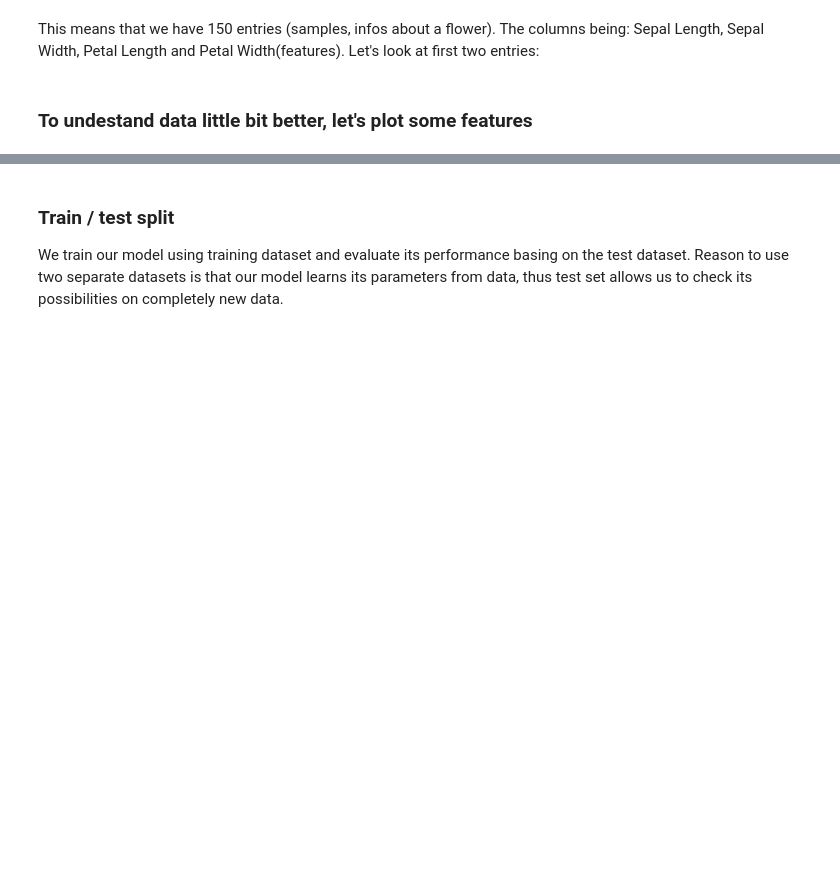
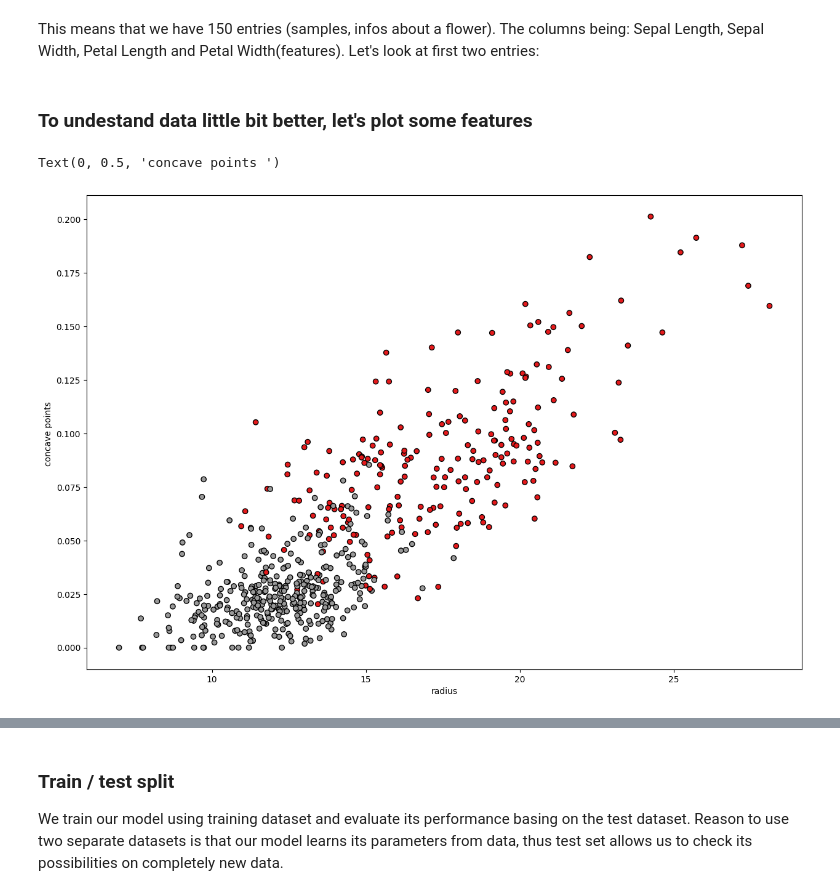
Before and after one commit to okqsna/laboratory-work-1, a Jupyter notebook: Lab1_trees.ipynb, the cells around one changed output, grey strips where cells are left out. Cells and saved outputs as stored; diff of their text form; code cells hidden in the pictures; blank space fills up the shorter version.

```diff
--- a/Lab1_trees.ipynb
+++ b/Lab1_trees.ipynb
@@ -454,17 +454,27 @@ This means that we have 150 entries (samples, infos about a flower). The columns
 iris.data[0:2]
 # %% [markdown]
 ### To undestand data little bit better, let's plot some features
+# %%
+from sklearn.datasets import load_breast_cancer
+cancer = load_breast_cancer()
+X = cancer.data[:, 0]
 # %%
-X = iris.data[:, :2]  # we only take the first two features.
-y = iris.target
+# X = iris.data[:, :2]  # we only take the first two features.
+# y = iris.target
 
-plt.figure(2, figsize=(8, 6))
+X = cancer.data
+y = cancer.target
+
+plt.figure(2, figsize=(15, 10))
 plt.clf()
 
 # Plot the training points
-plt.scatter(X[:, 0], X[:, 1], c=y, cmap=plt.cm.Set1, edgecolor="k")
-plt.xlabel("Sepal length")
-plt.ylabel("Sepal width")
+plt.scatter(X[:, 0]  , X[:, 7], c=y, cmap=plt.cm.Set1, edgecolor="k")
+plt.xlabel("radius")
+plt.ylabel("concave points ")
+# %% [output]
+Text(0, 0.5, 'concave points ')
+[figure, added]
 # %% [markdown]
 From this we can clearly see, that even basing on those two parameters, we can clearly divide (classify) out data into several groups. For this, we will use decision tree classifier: https://scikit-learn.org/stable/modules/tree.html#tree
 
```
Also changed, not shown: parts of 2 cells of this notebook.
